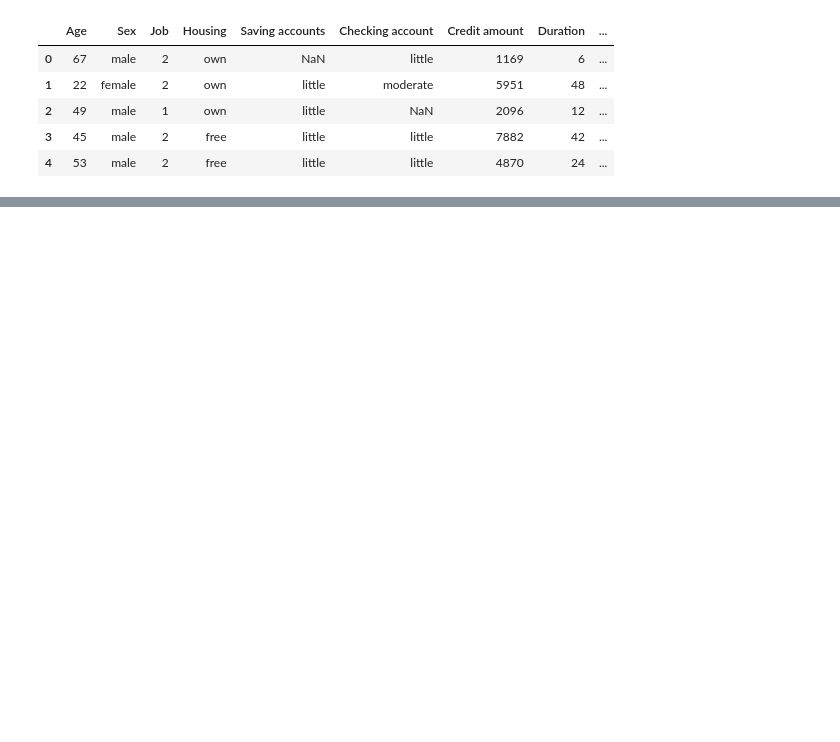
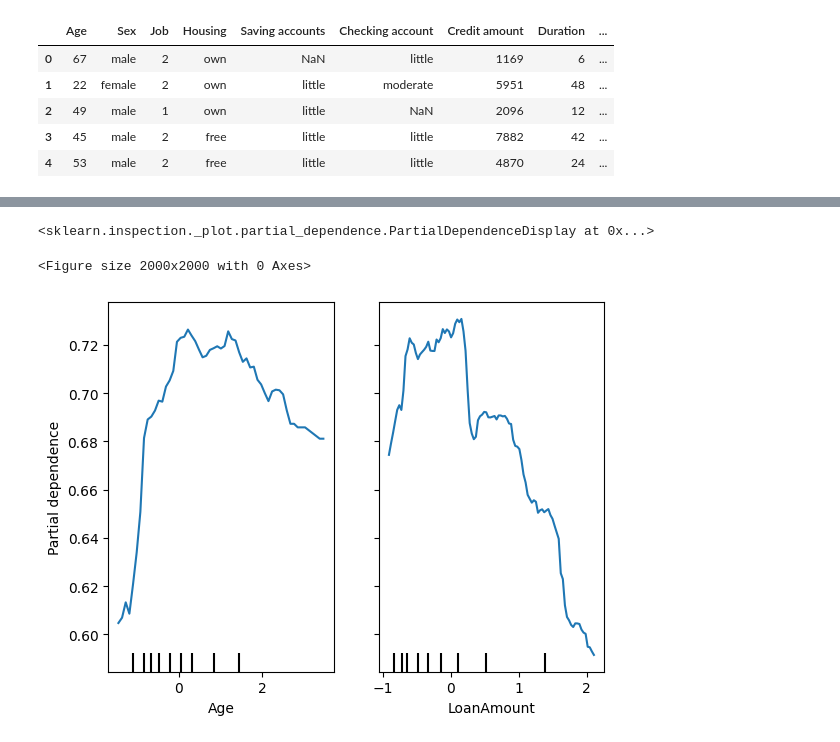
Before and after one commit to GabrielTalasso/plot_pdp, a Jupyter notebook: tests.ipynb, the cells around one changed output, grey strips where cells are left out. Cells and saved outputs as stored; diff of their text form; code cells hidden in the pictures; blank space fills up the shorter version.

Commit message:
modified:   PDP.py 	modified:   __pycache__/preprocessing.cpython-38.pyc 	new file:   data/german_raw.csv 	modified:   preprocessing.py 	modified:   tests.ipynb

```diff
--- a/tests.ipynb
+++ b/tests.ipynb
@@ -168,0 +48,4 @@ data_cat
+# %%
+path = './data/german_raw.csv'
+df = pd.read_csv(path)
+df.head()
@@ -168,0 +60,7 @@ data_cat
+# %%
+clf = RandomForestClassifier()
+
+X = preprocessing(df.drop('GoodCustomer', axis = 1), NA = 'mean_mode', normalization=True, norm_type='norm', dummies = 'all').dropna(axis = 1)
+y = df['GoodCustomer']
+# %%
+clf.fit(X, y)
@@ -168,0 +80,8 @@ data_cat
+# %%
+plt.figure(figsize = (20,20))
+features = [14, 16] #cada número representa uma feature
+PartialDependenceDisplay.from_estimator(clf, X, features)
+# %% [output]
+<sklearn.inspection._plot.partial_dependence.PartialDependenceDisplay at 0x...>
+<Figure size 2000x2000 with 0 Axes>
+[figure, added]
```
Also changed, not shown: parts of 19 cells of this notebook, 3 other files.
